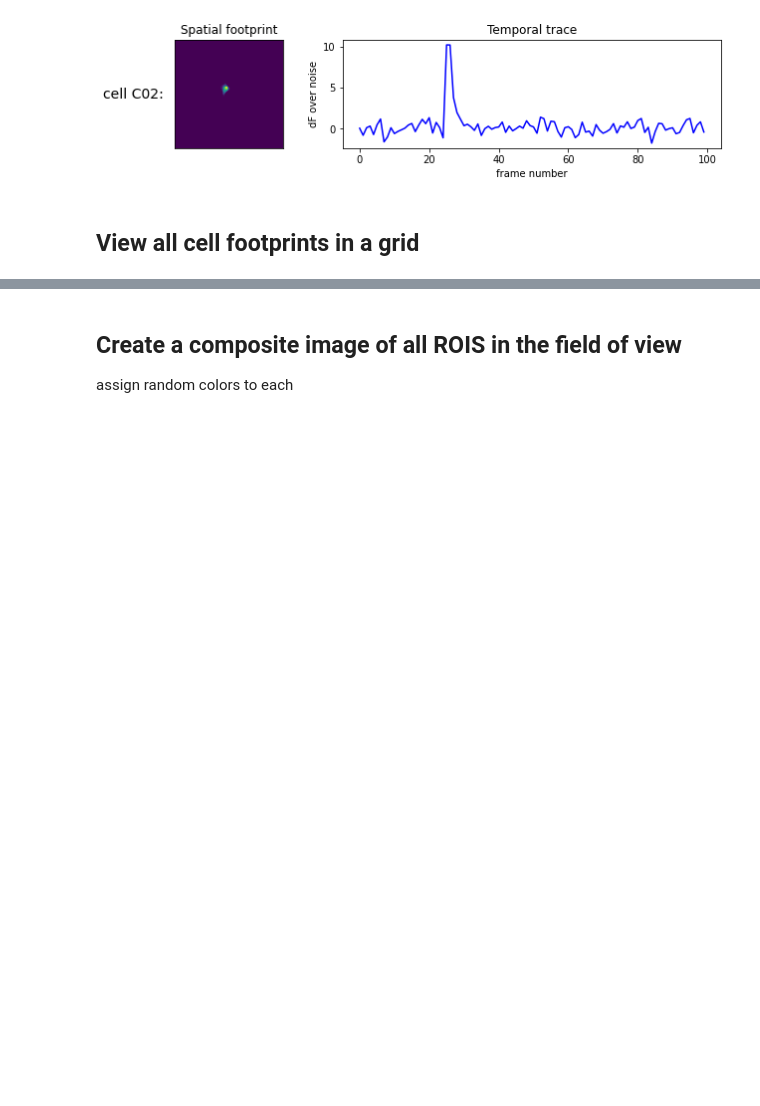
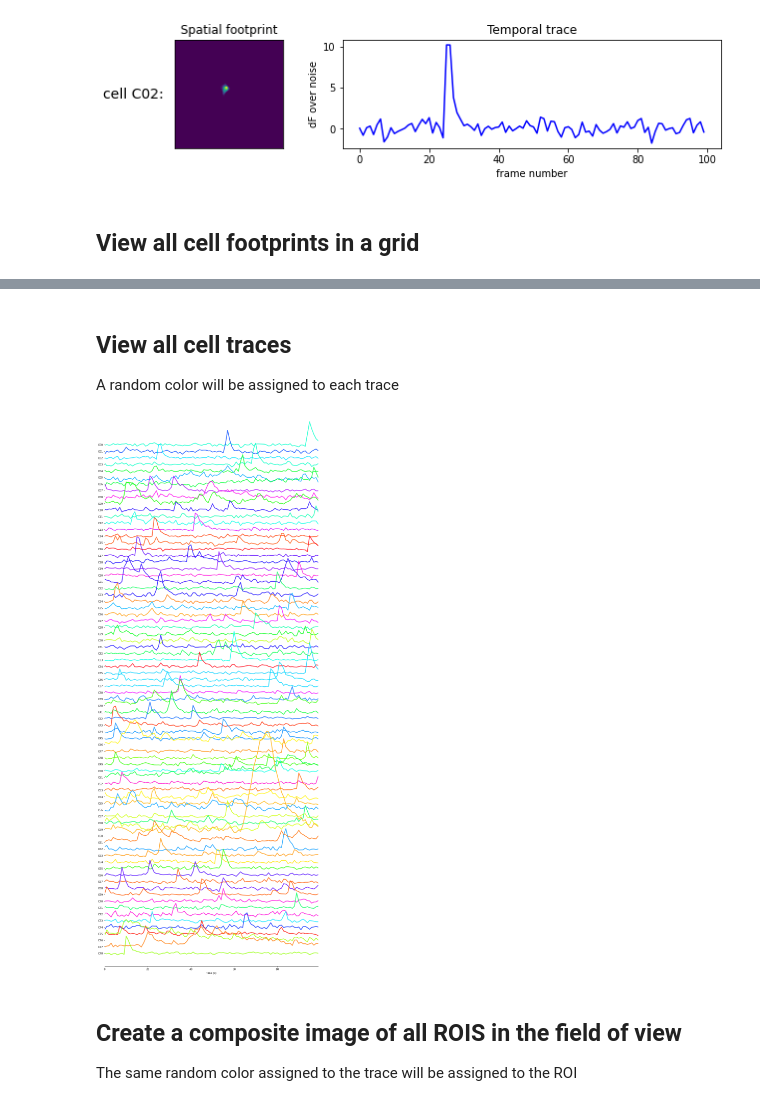
Before and after one commit to inscopix/inscopix-cnmfe, a Jupyter notebook: Inscopix_CNMFe_Demo.ipynb, the cells around one changed output, grey strips where cells are left out. Saved outputs shown, nothing was run; the diff lists cells and outputs as text; code cells hidden in the pictures; blank space fills up the shorter version.

```diff
--- a/Inscopix_CNMFe_Demo.ipynb
+++ b/Inscopix_CNMFe_Demo.ipynb
@@ -106,4 +122,37 @@ fig.suptitle('all spatial footprints', fontweight='bold');
+# %% [markdown]
+## View all cell traces
+A random color will be assigned to each trace
+# %%
+def plot_all_traces(traces, spacing=5, height_per_row=0.5, colormap='gist_rainbow'):
+    fig, ax = plt.subplots(figsize=(15, height_per_row*footprints.shape[0]))
+
+    cell_ids = [C for C in traces.columns if C.startswith('C')]
+    cmap_vals = cm.get_cmap(colormap)
+    np.random.seed(0)
+    for cell_index, cell_id in enumerate(cell_ids):
+
+        ax.plot(
+            traces['Frame'],
+            traces[cell_id] + -1*cell_index*spacing,
+            linewidth=3,
+            alpha=0.75,
+            color= cmap_vals(np.random.rand())
+        )
+
+    ax.set_ylim(-1*spacing*len(cell_ids)-spacing, 0+spacing*4)
+    ax.set_yticks(np.arange(-1*spacing*(len(cell_ids)-1), 0+spacing, spacing));
+    ax.set_yticklabels(cell_ids[::-1]);
+    ax.set_xlim(traces['Frame'].min(), traces['Frame'].max())
+    ax.set_xlabel('time (s)')
+
+    for side in ['left', 'top', 'right']:
+        ax.spines[side].set_color('white')
+    return fig, ax
+# %%
+plot_all_traces(traces, spacing=5, height_per_row=0.5);
+# %% [output]
+[figure, added]
 # %% [markdown]
 ## Create a composite image of all ROIS in the field of view
-assign random colors to each
+The same random color assigned to the trace will be assigned to the ROI
 # %%
```
Also changed, not shown: parts of 5 cells of this notebook.
